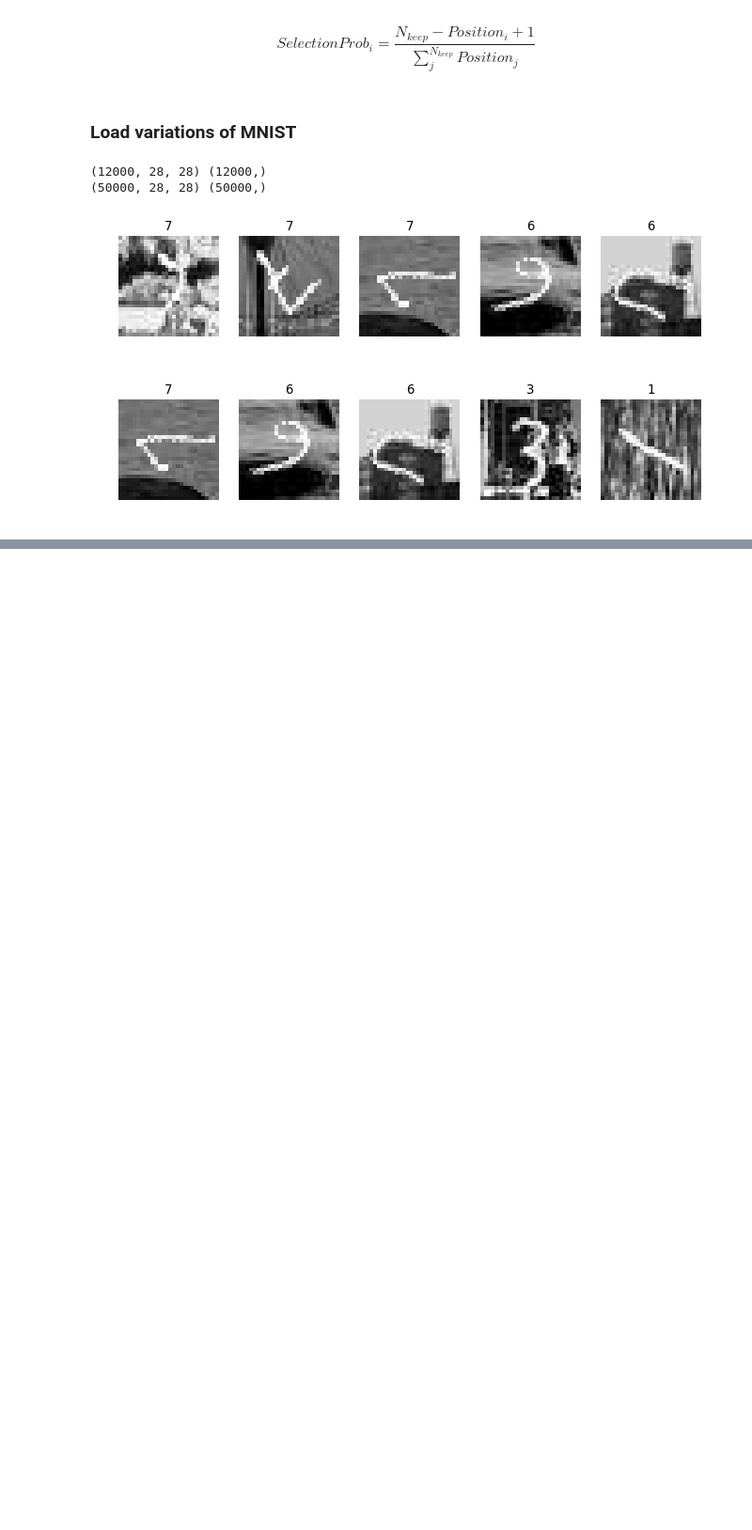
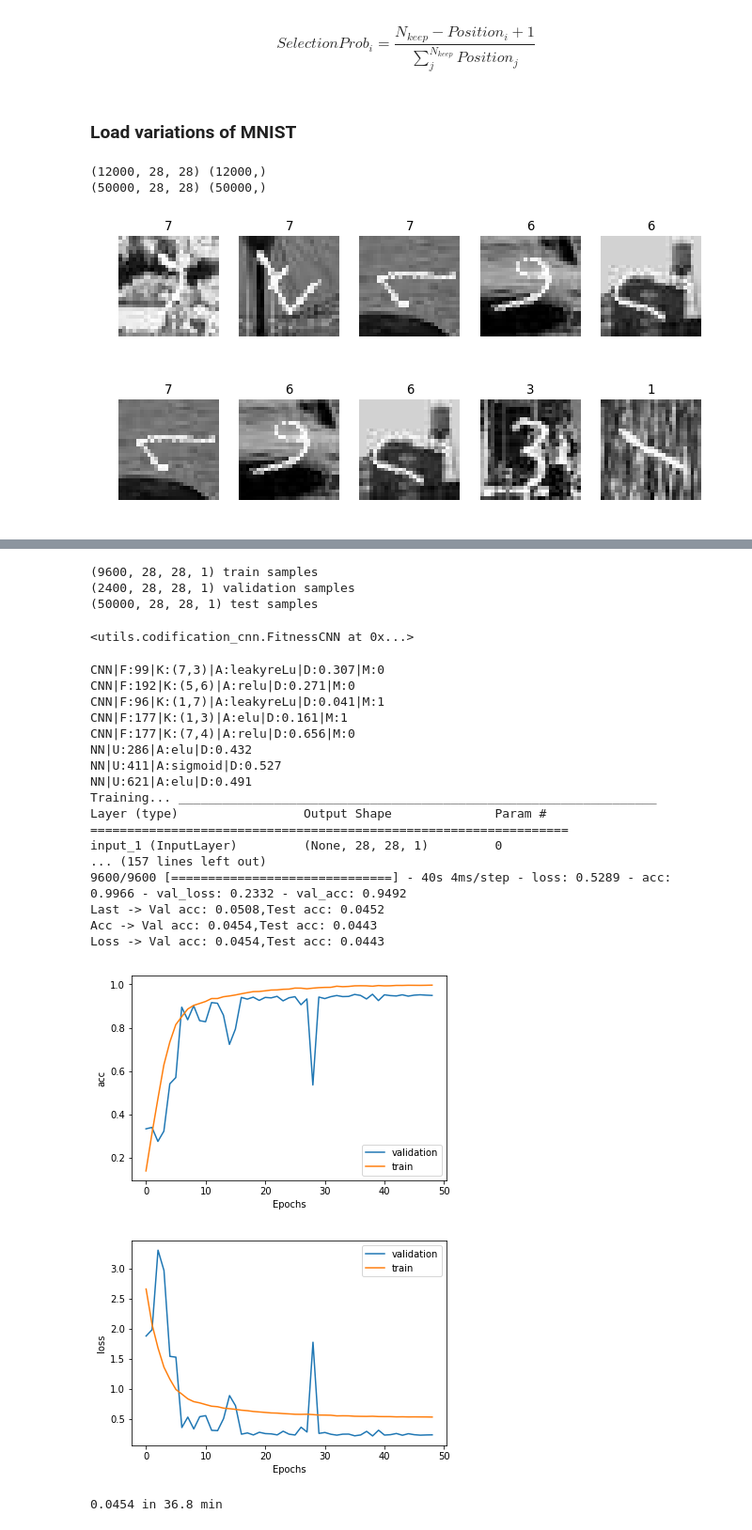
Before and after one commit to DanielMontecino/NeuroEvolution, a Jupyter notebook: pruebas.ipynb, the cells around one changed output, grey strips where cells are left out. Shown at 94% size. Saved outputs shown, nothing was run; the diff lists cells and outputs as text; code cells hidden in the pictures; blank space fills up the shorter version.

```diff
--- a/pruebas.ipynb
+++ b/pruebas.ipynb
@@ -627,0 +875,62 @@ Val loss: 1.3926,Val acc: 0.5358
+# %%
+# Fitness params
+epochs = 75
+batch_size = 128
+verbose = 1
+redu_plat = False
+early_stop = 15
+warm_up_epochs= 0
+base_lr = 0.001
+smooth = 0
+cosine_dec = True
+
+data_folder = '../../../../../datasets/MNIST_variations'
+classes = []
+
+fitness = FitnessCNN()
+
+
+
+l1 = CNNLayer(99, (7,3), 'leakyreLu', 0.307, 0)
+l2 = CNNLayer(192, (5,6), 'relu', 0.271, 0)
+l3 = CNNLayer(96, (1,7), 'leakyreLu', 0.041, 1)
+l4 = CNNLayer(177, (1,3), 'elu', 0.161, 1)
+l5 = CNNLayer(177, (7,4), 'relu', 0.656, 0)
+l6 = NNLayer(286, 'elu', 0.432)
+l7 = NNLayer(411, 'sigmoid', 0.527)
+l8 = NNLayer(621, 'elu', 0.491)
+best_mrdbi = ChromosomeCNN([l1,l2,l3,l4,l5], [l6, l7, l8], fitness)
+
+dataset = 'MRD'
+dm = DataManager(dataset, clases=classes, folder_var_mnist=data_folder)
+data = dm.load_data()
+fitness.set_params(data, verbose=verbose, reduce_plateau=redu_plat, epochs=epochs, cosine_decay=cosine_dec,
+               early_stop=early_stop, warm_epochs=warm_up_epochs, base_lr=base_lr, smooth_label=smooth)
+# %% [output]
+(9600, 28, 28, 1) train samples
+(2400, 28, 28, 1) validation samples
+(50000, 28, 28, 1) test samples
+<utils.codification_cnn.FitnessCNN at 0x...>
+# %%
+score = best_mrdbi.fitness()
+# %% [output]
+CNN|F:99|K:(7,3)|A:leakyreLu|D:0.307|M:0
+CNN|F:192|K:(5,6)|A:relu|D:0.271|M:0
+CNN|F:96|K:(1,7)|A:leakyreLu|D:0.041|M:1
+CNN|F:177|K:(1,3)|A:elu|D:0.161|M:1
+CNN|F:177|K:(7,4)|A:relu|D:0.656|M:0
+NN|U:286|A:elu|D:0.432
+NN|U:411|A:sigmoid|D:0.527
+NN|U:621|A:elu|D:0.491
+Training... _________________________________________________________________
+Layer (type)                 Output Shape              Param #
+=================================================================
+input_1 (InputLayer)         (None, 28, 28, 1)         0
+... (157 lines left out)
+9600/9600 [==============================] - 40s 4ms/step - loss: 0.5289 - acc: 0.9966 - val_loss: 0.2332 - val_acc: 0.9492
+Last -> Val acc: 0.0508,Test acc: 0.0452
+Acc -> Val acc: 0.0454,Test acc: 0.0443
+Loss -> Val acc: 0.0454,Test acc: 0.0443
+[figure, added]
+[figure, added]
+0.0454 in 36.8 min
```
Also changed, not shown: parts of 17 cells of this notebook, 9 other files.
